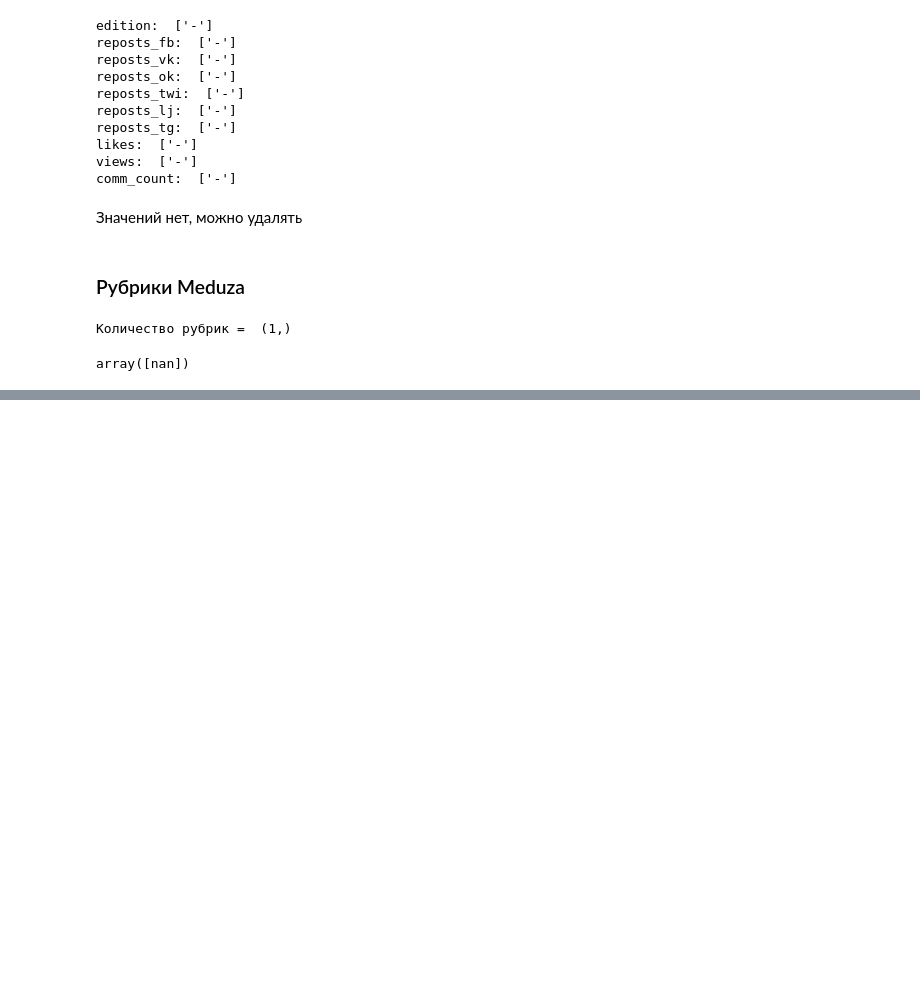
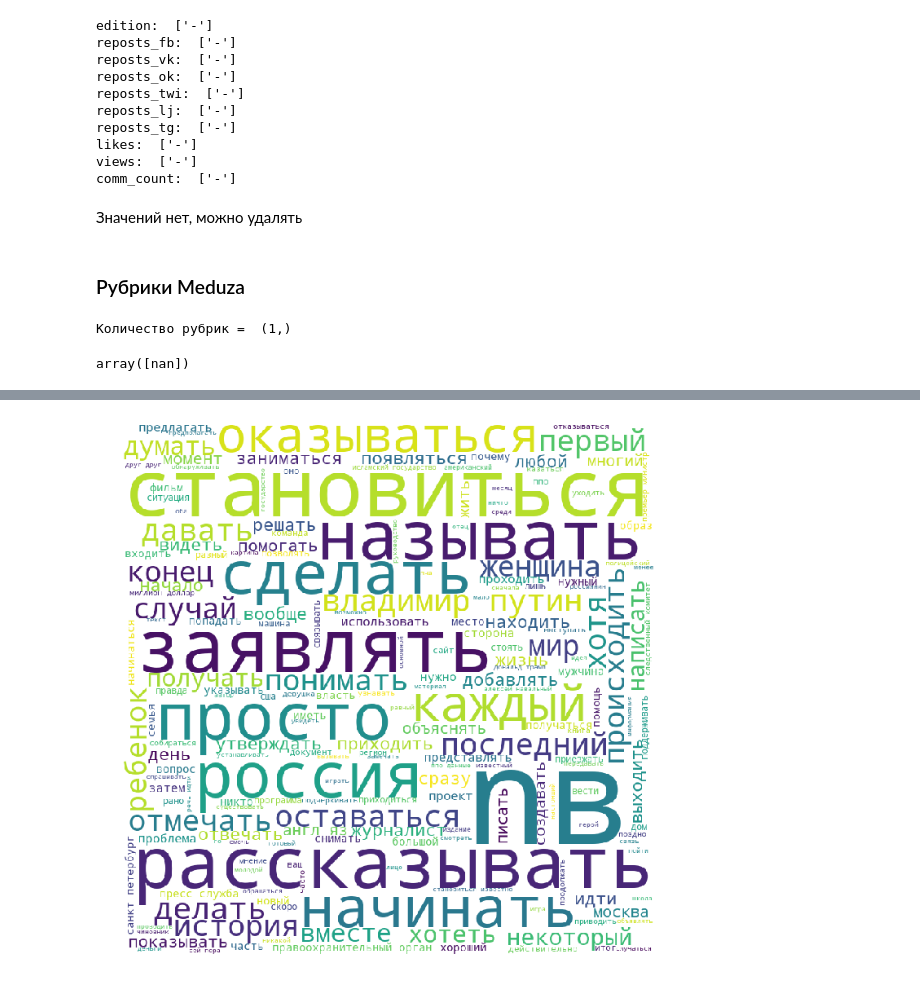
Before and after one commit to vetedde/proj_news_viz, a Jupyter notebook: analysis/news_source_analysis_meduza.ipynb, the cells around one changed output, grey strips where cells are left out. Saved outputs shown, nothing was run; the diff lists cells and outputs as text; code cells hidden in the pictures; blank space fills up the shorter version.

```diff
--- a/analysis/news_source_analysis_meduza.ipynb
+++ b/analysis/news_source_analysis_meduza.ipynb
@@ -233,0 +198,32 @@ Series([], Name: topics, dtype: int64)
+# %%
+mystem = Mystem()
+stopwords = open('../nlp/preprocessing/stopwords.txt', 'r')
+stopwords = stopwords.read().split('\n')
+stopwords += ['br', 'также', 'весь', 'это', 'из', 'какой то', 'млн', 'рубль',
+              'именно', 'поэтому', 'либо', 'пока', 'например', 'поскольку','ru', 'n', 'B'
+             ]
+
+def preprocess_text(text):
+    tokens = mystem.lemmatize(text.lower())
+    tokens = [token for token in tokens if token not in stopwords\
+              and token != " " \
+              and token.strip() not in punctuation]
+
+    text = " ".join(tokens)
+
+    return text
+# %%
+data_meduza['preprocessed_text'] = data_meduza.text.apply(lambda x:preprocess_text(x) if pd.isna(x)==False else '')
+# %%
+texts = ' '.join(data_meduza.preprocessed_text.tolist())
+# %%
+wordcloud = WordCloud(width = 800, height = 800,
+                background_color ='white',
+                stopwords = stopwords,
+                min_font_size = 10).generate(texts)
+fig = plt.figure(1, figsize=(12, 12))
+plt.imshow(wordcloud)
+plt.axis("off")
+plt.show()
+# %% [output]
+[figure, added]
```
Also changed, not shown: parts of 23 cells of this notebook.
